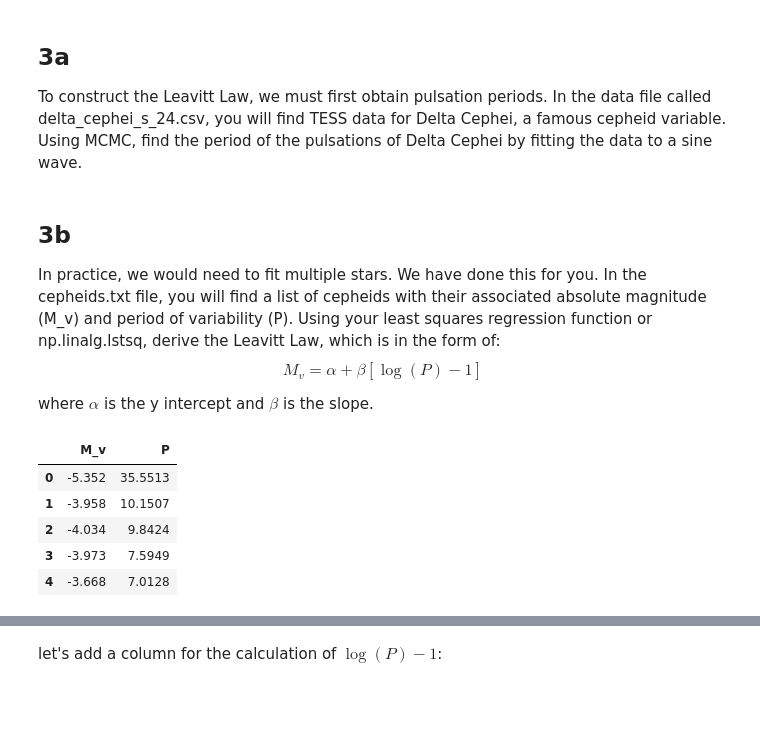
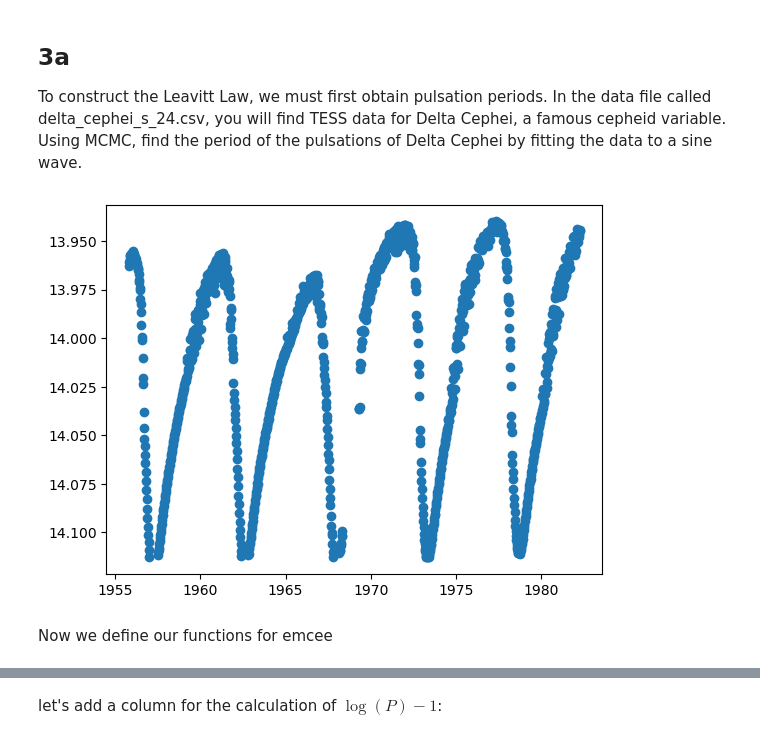
Before and after one commit to gilgarcia-01/ASTR5900, a Jupyter notebook: hw/data_fitting_project/solutions/homework_solutions.ipynb, the cells around one changed output, grey strips where cells are left out. Drawn from its saved outputs; the diff is of its cells as text; code cells hidden in the pictures; blank space fills up the shorter version.

```diff
--- a/hw/data_fitting_project/solutions/homework_solutions.ipynb
+++ b/hw/data_fitting_project/solutions/homework_solutions.ipynb
@@ -243,9 +245,3 @@ Classical cepheid stars are population I variable stars that have a pulsation pe
 ## 3a
 
 To construct the Leavitt Law, we must first obtain pulsation periods. In the data file called delta_cephei_s_24.csv, you will find TESS data for Delta Cephei, a famous cepheid variable. Using MCMC, find the period of the pulsations of Delta Cephei by fitting the data to a sine wave.
-# %% [markdown]
-## 3b
-In practice, we would need to fit multiple stars. We have done this for you. In the cepheids.txt file, you will find a list of cepheids with their associated absolute magnitude (M_v) and period of variability (P). Using your least squares regression function or np.linalg.lstsq, derive the Leavitt Law, which is in the form of:
-$$M_v = \alpha + \beta[\log(P) -1]$$
-
-where $\alpha$ is the y intercept and $\beta$ is the slope.
@@ -252,13 +250,13 @@ where $\alpha$ is the y intercept and $\beta$ is the slope.
 # %%
 #let's first read in the data using pandas:
-cepheids = pd.read_csv(data_loc+'cepheids.txt',sep='\t',index_col = None)
+delta_cepheids = pd.read_csv('delta_cephei_s_24.csv',index_col = 0)
 # %%
-#inspect the first 5 rows of data:
-cepheids.head()
+x = delta_cepheids['time']
+y = delta_cepheids['mag']
+yerr = delta_cepheids['mag_err']
+plt.scatter(x,y)
+plt.gca().invert_yaxis(); #high mag = dim
 # %% [output]
-|  | M_v | P |
-| 0 | -5.352 | 35.5513 |
-| 1 | -3.958 | 10.1507 |
-| 2 | -4.034 | 9.8424 |
-| 3 | -3.973 | 7.5949 |
-| 4 | -3.668 | 7.0128 |
+[figure, added]
+# %% [markdown]
+Now we define our functions for emcee
```
Also changed, not shown: parts of 22 cells of this notebook.
